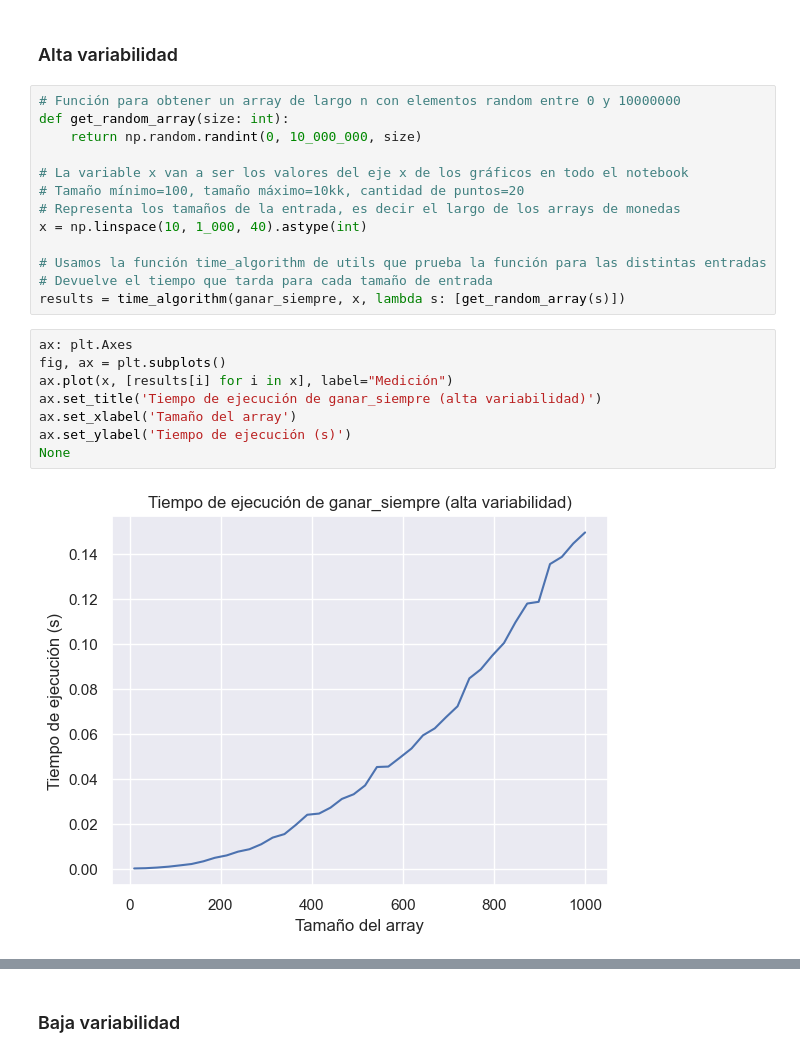
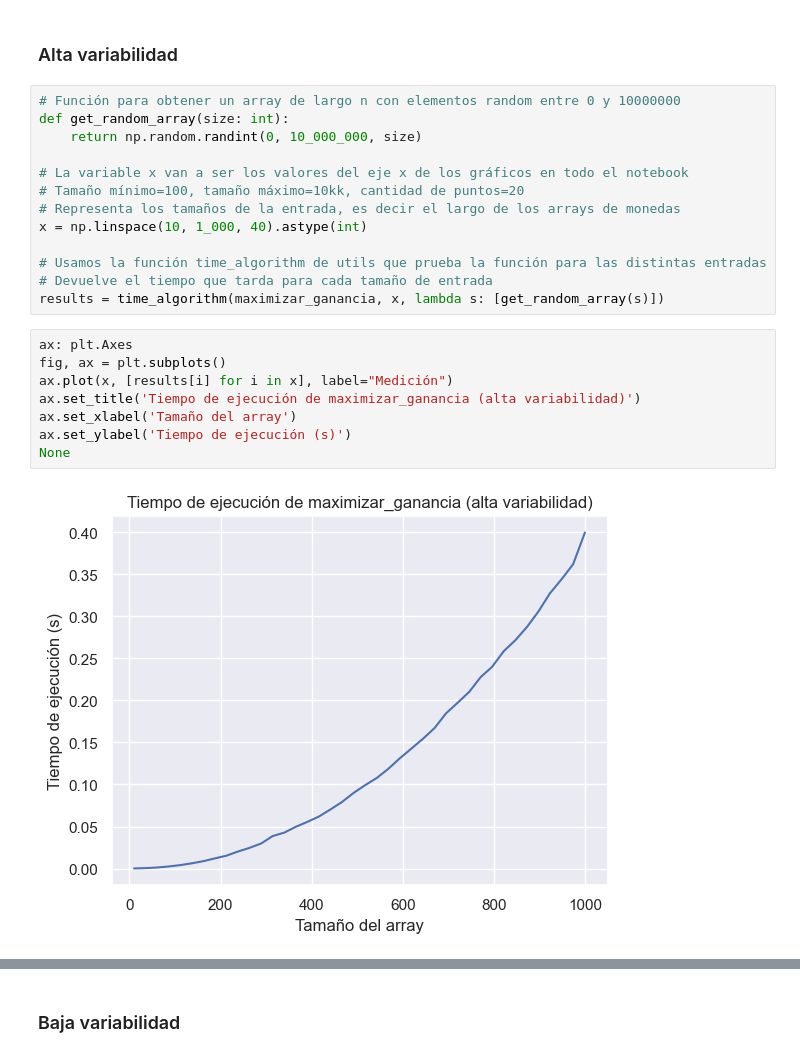
Before and after one commit to alejofabregas/TP2-TDA, a Jupyter notebook: analisis_complejidad.ipynb, the cells around one changed output, grey strips where cells are left out. Saved outputs shown, nothing was run; the diff lists cells and outputs as text.

```diff
--- a/analisis_complejidad.ipynb
+++ b/analisis_complejidad.ipynb
@@ -132,17 +132,17 @@ x = np.linspace(10, 1_000, 40).astype(int)
 
 # Usamos la función time_algorithm de utils que prueba la función para las distintas entradas
 # Devuelve el tiempo que tarda para cada tamaño de entrada
-results = time_algorithm(ganar_siempre, x, lambda s: [get_random_array(s)])
+results = time_algorithm(maximizar_ganancia, x, lambda s: [get_random_array(s)])
 # %%
 ax: plt.Axes
 fig, ax = plt.subplots()
 ax.plot(x, [results[i] for i in x], label="Medición")
-ax.set_title('Tiempo de ejecución de ganar_siempre (alta variabilidad)')
+ax.set_title('Tiempo de ejecución de maximizar_ganancia (alta variabilidad)')
 ax.set_xlabel('Tamaño del array')
 ax.set_ylabel('Tiempo de ejecución (s)')
 None
 # %% [output]
-[figure, old version]
+[figure, new version]
 # %%
 # Ajuste para la complejidad O(n^2)
 f = lambda x, c0, c1, c2: c0 * x * x + c1 * x + c2
```
Also changed, not shown: parts of 20 cells of this notebook.
